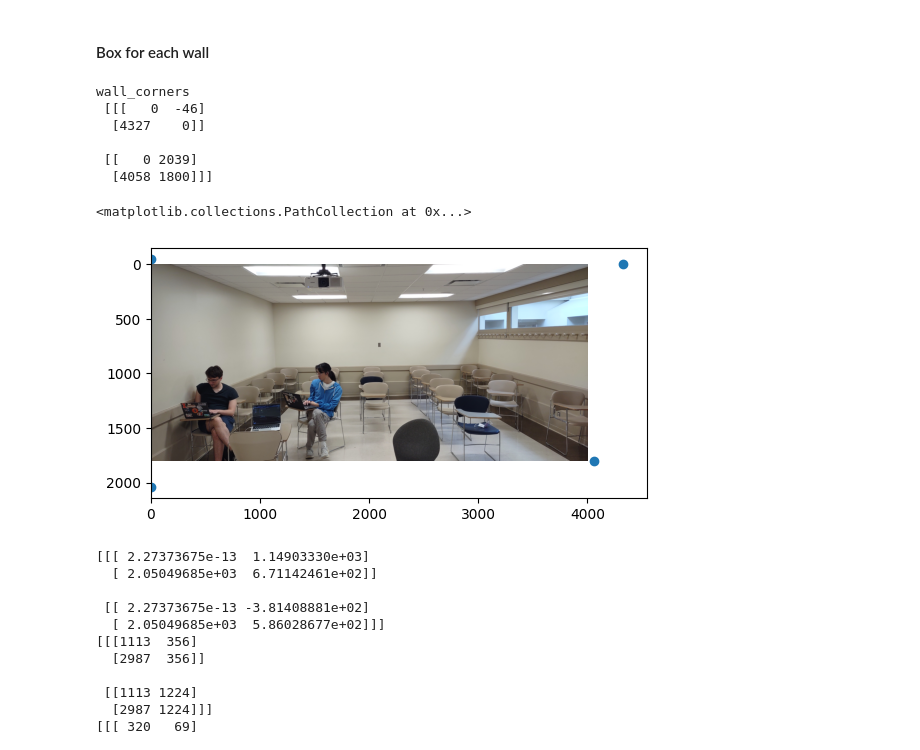
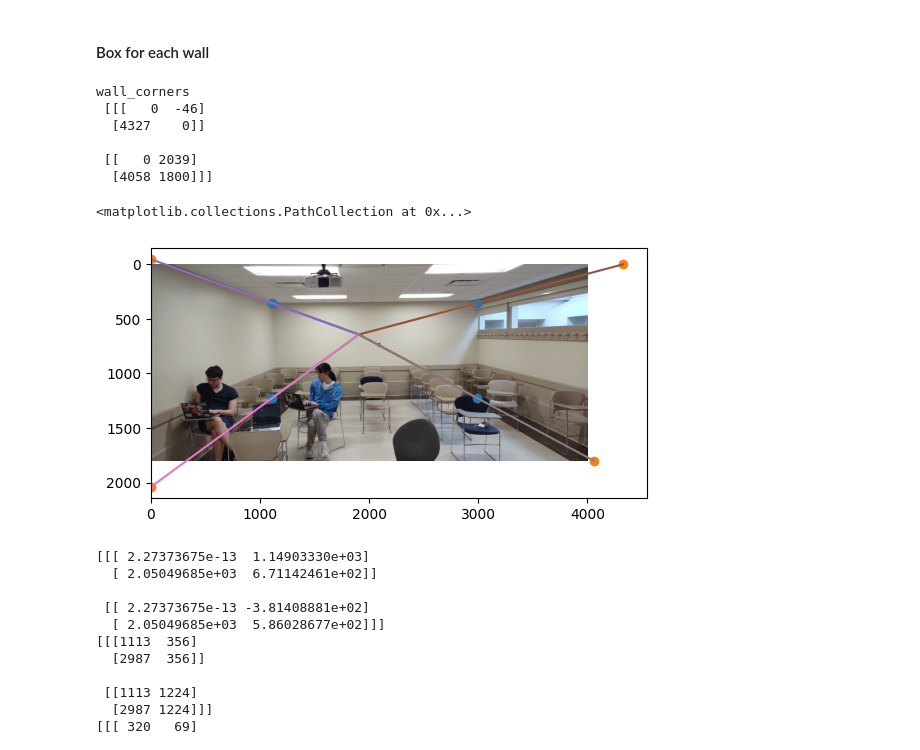
Before and after one commit to AnimeHiyoko/CS-445-Final-Project, a Jupyter notebook: Final_Project.ipynb, the cells around one changed output. Saved outputs shown, nothing was run; the diff lists cells and outputs as text; code cells hidden in the pictures.

Commit message:
plot wall_corner

```diff
--- a/Final_Project.ipynb
+++ b/Final_Project.ipynb
@@ -123,34 +123,40 @@ depth_image = int(depth_image)
 alpha = 2 # TODO calculate depth of close_box from alpha
 close_box = vp * (1 - alpha) + box * alpha
 
 # plt.plot(box[...,0],box[...,1])
 
 
 wall_edge_vectors = box - vp  # (2, 2, 2) # everything is x,y except when we have to convert to and from image
 # wall_edge_vectors = (wall_edge_vectors / np.max(wall_edge_vectors))
 image_corners = np.array([[[0, 0], [width_image, 0]],
                           [[0,height_image], [width_image, height_image]] ])
 vp_to_image_corners = image_corners - vp # (2, 2, 2)
 scale_factors = vp_to_image_corners / wall_edge_vectors # (2, 2, 2)
 scale_factors = np.max(scale_factors, axis = -1)
 assert scale_factors.shape == (2, 2), scale_factors.shape
 wall_corners = wall_edge_vectors * scale_factors[..., np.newaxis] + vp
 
 edge_length = la.norm(wall_corners - vp)
 
 plt.imshow(image_rgb)
 
 print("wall_corners\n", wall_corners.astype('int'))
+
+for (x, y) in box.reshape((-1,2)):
+    plt.plot([vp[0], x], [vp[1], y])
+for (x, y) in wall_corners.reshape((-1,2)):
+    plt.plot([vp[0], x], [vp[1], y])
+plt.scatter(box[..., 0], box[..., 1])
 plt.scatter(wall_corners[..., 0], wall_corners[..., 1])
 # %% [output]
 wall_corners
  [[[   0  -46]
   [4327    0]]
 
  [[   0 2039]
   [4058 1800]]]
 <matplotlib.collections.PathCollection at 0x...>
-[figure, old version]
+[figure, new version]
 # %%
 box_lengths = la.norm(close_box - box, axis=-1)
 
```
